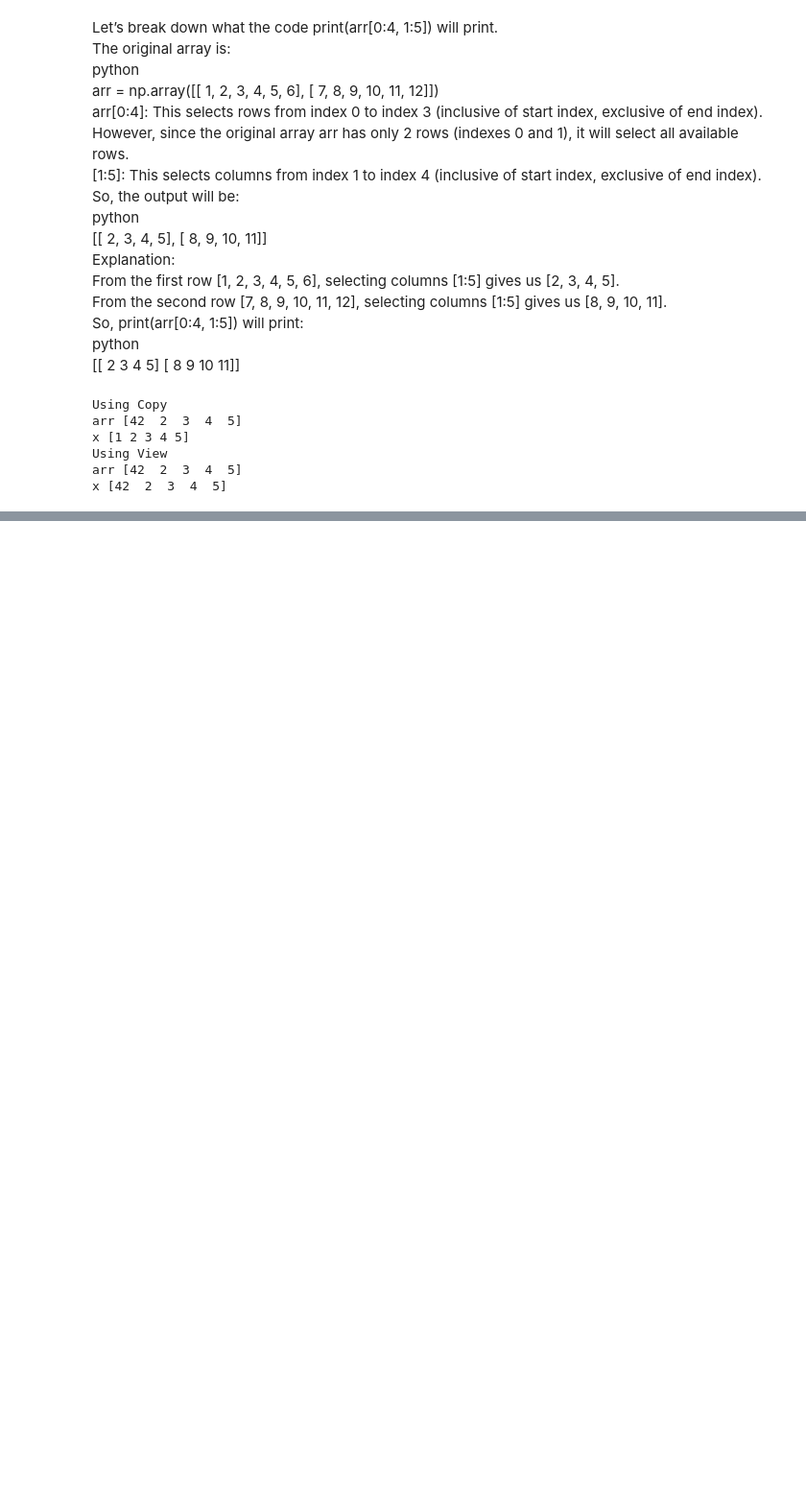
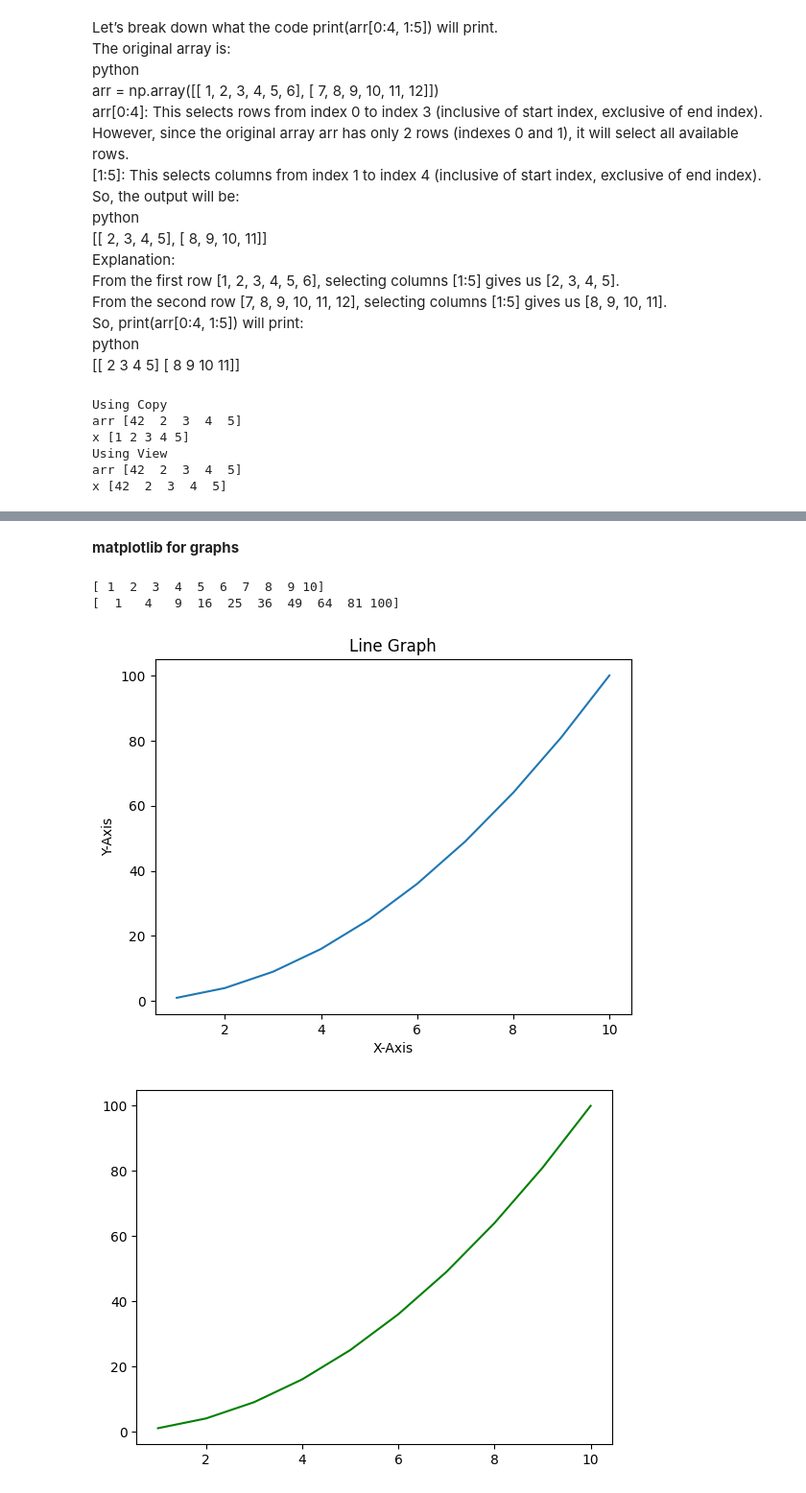
Before and after one commit to chennareddyb/python_training, a Jupyter notebook: part6_21feb25_numpy.ipynb, the cells around one changed output, grey strips where cells are left out. Shown: that part at 96% size. Saved outputs shown, nothing was run; the diff lists cells and outputs as text; code cells hidden in the pictures; blank space fills up the shorter version.

```diff
--- a/part6_21feb25_numpy.ipynb
+++ b/part6_21feb25_numpy.ipynb
@@ -189,0 +286,26 @@ x [42  2  3  4  5]
+# %% [markdown]
+**matplotlib for graphs**
+# %%
+import numpy as np
+import matplotlib.pyplot as plt
+
+data1 = np.arange(1,11)
+data2 = data1 * data1
+print(data1)
+print(data2)
+
+# creating plot
+plt.title("Line Graph")
+plt.xlabel("X-Axis")
+plt.ylabel("Y-Axis")
+
+plt.plot(data1,data2)
+plt.show()
+#with color
+plt.plot(data1,data2, color="green")
+plt.show()
+# %% [output]
+[ 1  2  3  4  5  6  7  8  9 10]
+[  1   4   9  16  25  36  49  64  81 100]
+[figure, added]
+[figure, added]
```
Also changed, not shown: parts of 8 cells of this notebook.
